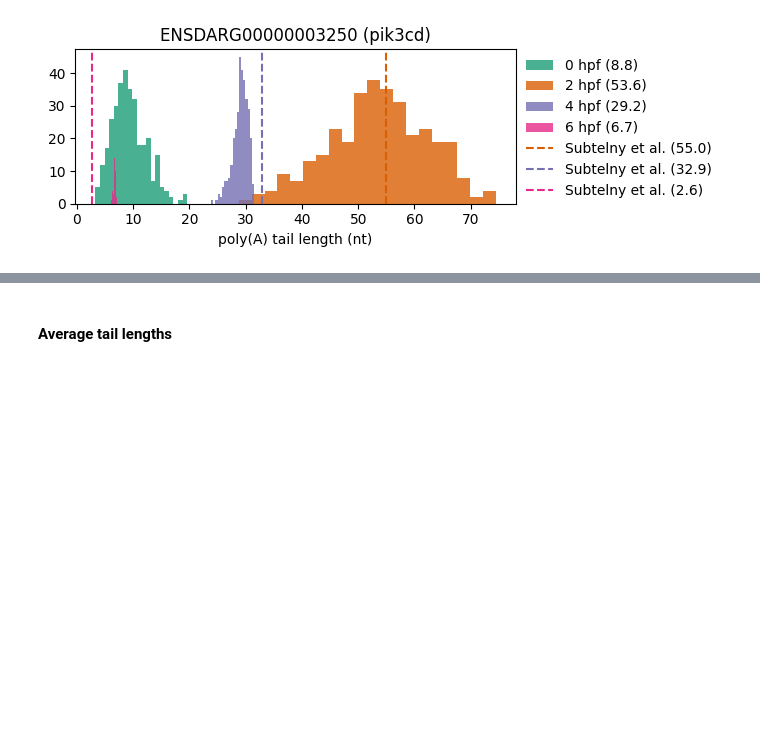
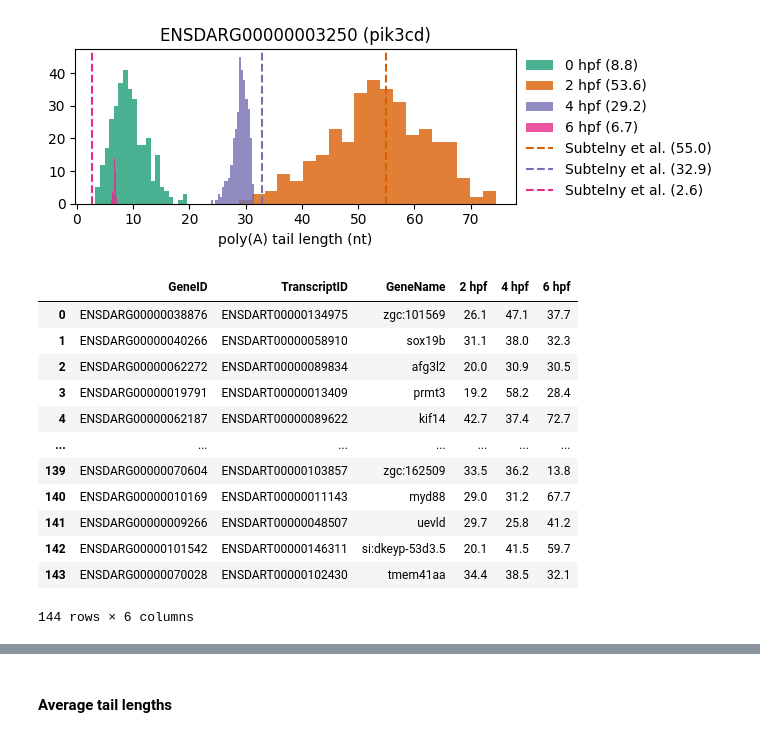
Before and after one commit to mariegrho/polyA_model, a Jupyter notebook: evaluation.ipynb, the cells around one changed output, grey strips where cells are left out. Cells and saved outputs as stored; diff of their text form; code cells hidden in the pictures; blank space fills up the shorter version.

```diff
--- a/evaluation.ipynb
+++ b/evaluation.ipynb
@@ -49,3 +49,19 @@ for gene_id in genes:
 [figure]
 [figure]
 [figure]
+# %%
+pd.read_csv("data/Subtelny/tail_lengths.csv")
+# %% [output]
+|  | GeneID | TranscriptID | GeneName | 2 hpf | 4 hpf | 6 hpf |
+| 0 | ENSDARG00000038876 | ENSDART00000134975 | zgc:101569 | 26.1 | 47.1 | 37.7 |
+| 1 | ENSDARG00000040266 | ENSDART00000058910 | sox19b | 31.1 | 38.0 | 32.3 |
+| 2 | ENSDARG00000062272 | ENSDART00000089834 | afg3l2 | 20.0 | 30.9 | 30.5 |
+| 3 | ENSDARG00000019791 | ENSDART00000013409 | prmt3 | 19.2 | 58.2 | 28.4 |
+| 4 | ENSDARG00000062187 | ENSDART00000089622 | kif14 | 42.7 | 37.4 | 72.7 |
+| ... | ... | ... | ... | ... | ... | ... |
+| 139 | ENSDARG00000070604 | ENSDART00000103857 | zgc:162509 | 33.5 | 36.2 | 13.8 |
+| 140 | ENSDARG00000010169 | ENSDART00000011143 | myd88 | 29.0 | 31.2 | 67.7 |
+| 141 | ENSDARG00000009266 | ENSDART00000048507 | uevld | 29.7 | 25.8 | 41.2 |
+| 142 | ENSDARG00000101542 | ENSDART00000146311 | si:dkeyp-53d3.5 | 20.1 | 41.5 | 59.7 |
+| 143 | ENSDARG00000070028 | ENSDART00000102430 | tmem41aa | 34.4 | 38.5 | 32.1 |
+144 rows × 6 columns
```
Also changed, not shown: parts of 3 cells of this notebook, 24 other files.
